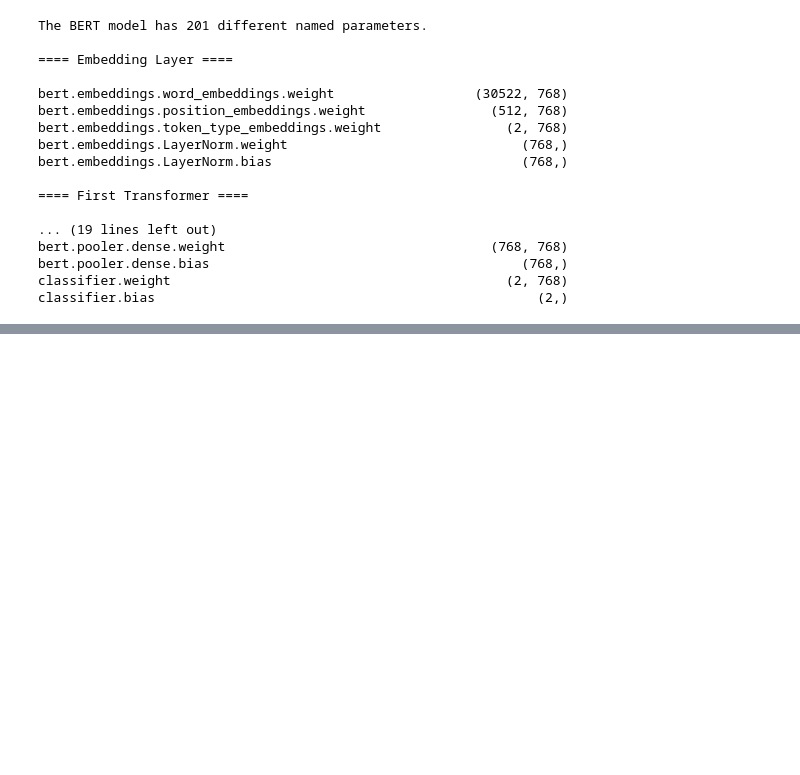
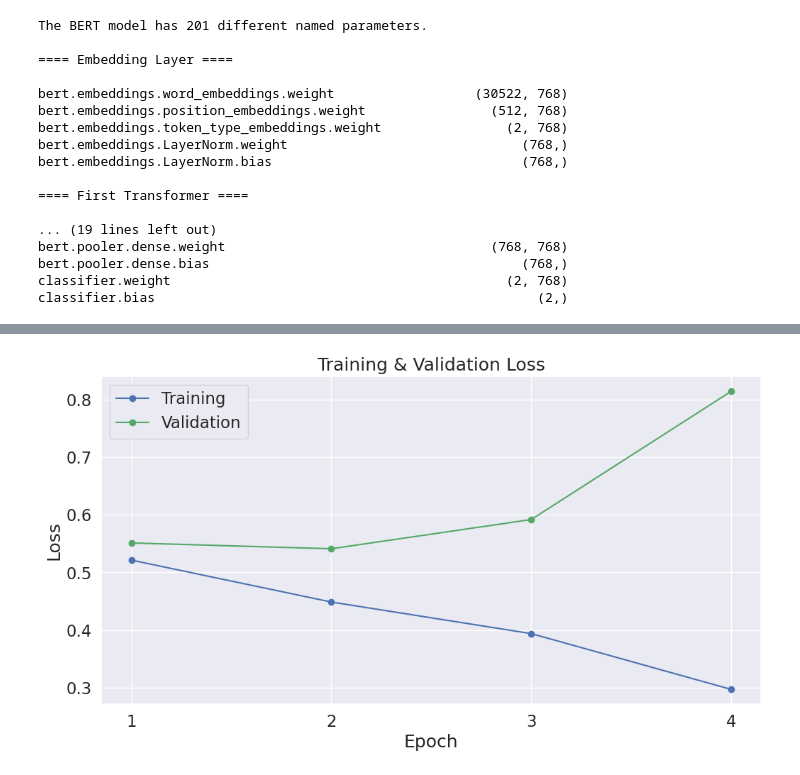
Before and after one commit to krukj/TwitterBotDetection, a Jupyter notebook: notebooks/preprocessing.ipynb, the cells around one changed output, grey strips where cells are left out. Cells and saved outputs as stored; diff of their text form; code cells hidden in the pictures; blank space fills up the shorter version.

Commit message:
training bert

```diff
--- a/notebooks/preprocessing.ipynb
+++ b/notebooks/preprocessing.ipynb
@@ -111,4 +176,2 @@ labels = train["label"]
-# %%
-labels = torch.tensor(labels)
 # %%
 from torch.utils.data import TensorDataset, random_split
@@ -169,9 +252,10 @@ BertForSequenceClassification(
   (classifier): Linear(in_features=768, out_features=2, bias=True)
 )
 # %%
-input_ids = input_ids.to(device)
-attention_mask = attention_masks.to(device)
-labels = labels.to(device)
+# local
+# input_ids = input_ids.to(device)
+# attention_mask = attention_masks.to(device)
+# labels = labels.to(device)
 # %%
 params = list(model.named_parameters())
 print("The BERT model has {:} different named parameters.\n".format(len(params)))
@@ -266,12 +350,15 @@ for epoch in range(0, epochs):
         b_labels = batch[2].to(device)
         model.zero_grad()
 
-        loss, logits = model(
+        outputs = model(
             b_input_ids,
             token_type_ids=None,
             attention_mask=b_input_mask,
             labels=b_labels,
         )
+
+        loss = outputs.loss
+        logits = outputs.logits
         total_train_loss += loss.item()
         loss.backward()
 
@@ -326,12 +413,15 @@ for epoch in range(0, epochs):
             # https://huggingface.co/transformers/v2.2.0/model_doc/bert.html#transformers.BertForSequenceClassification
             # Get the "logits" output by the model. The "logits" are the output
             # values prior to applying an activation function like the softmax.
-            (loss, logits) = model(
+            outputs = model(
                 b_input_ids,
                 token_type_ids=None,
                 attention_mask=b_input_mask,
                 labels=b_labels,
             )
+
+            loss = outputs.loss
+            logits = outputs.logits
 
         # Accumulate the validation loss.
         total_eval_loss += loss.item()
@@ -378,0 +484,9 @@ Training...
+# %%
+# Display floats with two decimal places.
+
+# Create a DataFrame from our training statistics.
+df_stats = pd.DataFrame(data=training_stats)
+
+df_stats = df_stats.set_index('epoch')
+
+df_stats
@@ -378,0 +502,19 @@ Training...
+# %%
+import matplotlib.pyplot as plt
+
+import seaborn as sns
+sns.set(font_scale=1.5)
+plt.rcParams["figure.figsize"] = (12,6)
+
+plt.plot(df_stats['Training Loss'], 'b-o', label="Training")
+plt.plot(df_stats['Valid. Loss'], 'g-o', label="Validation")
+
+plt.title("Training & Validation Loss")
+plt.xlabel("Epoch")
+plt.ylabel("Loss")
+plt.legend()
+plt.xticks([1, 2, 3, 4])
+
+plt.show()
+# %% [output]
+[figure, added]
```
Also changed, not shown: parts of 21 cells of this notebook.
